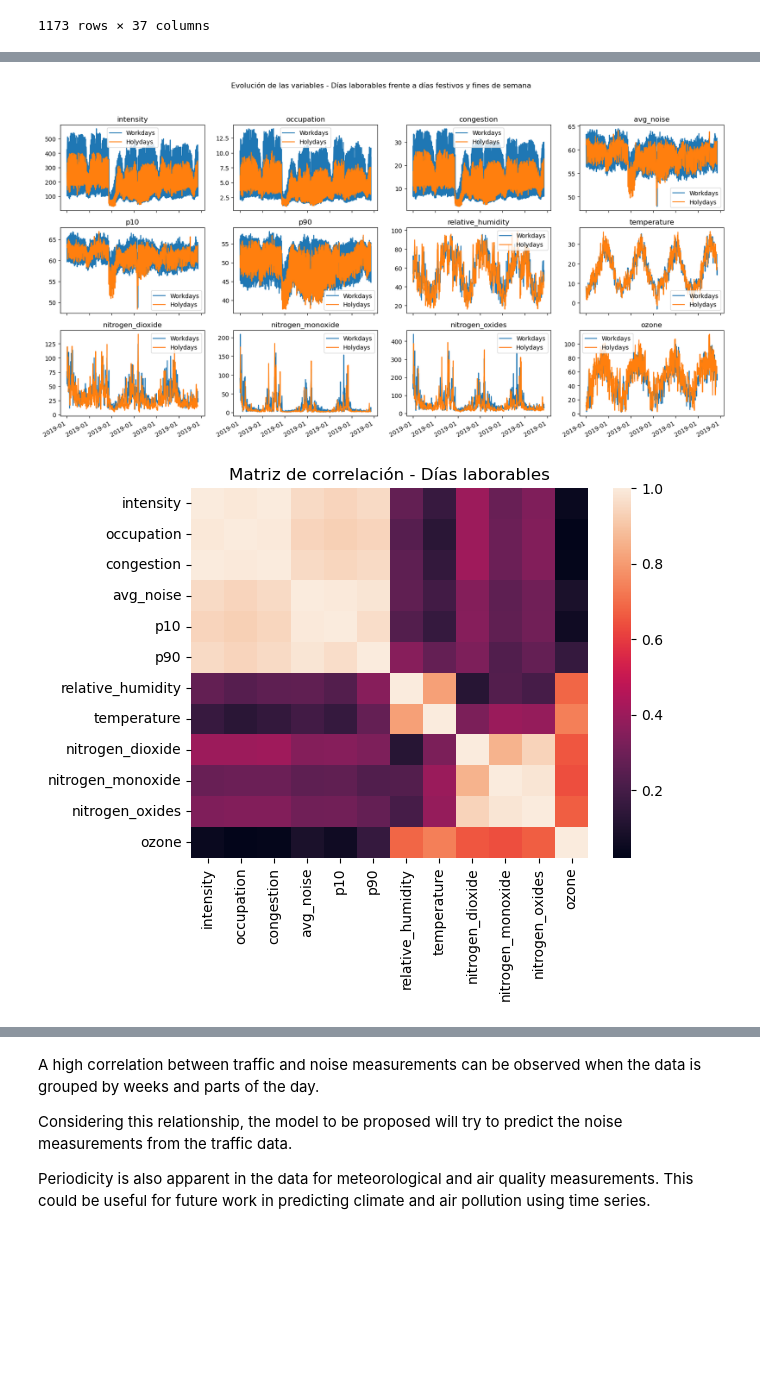
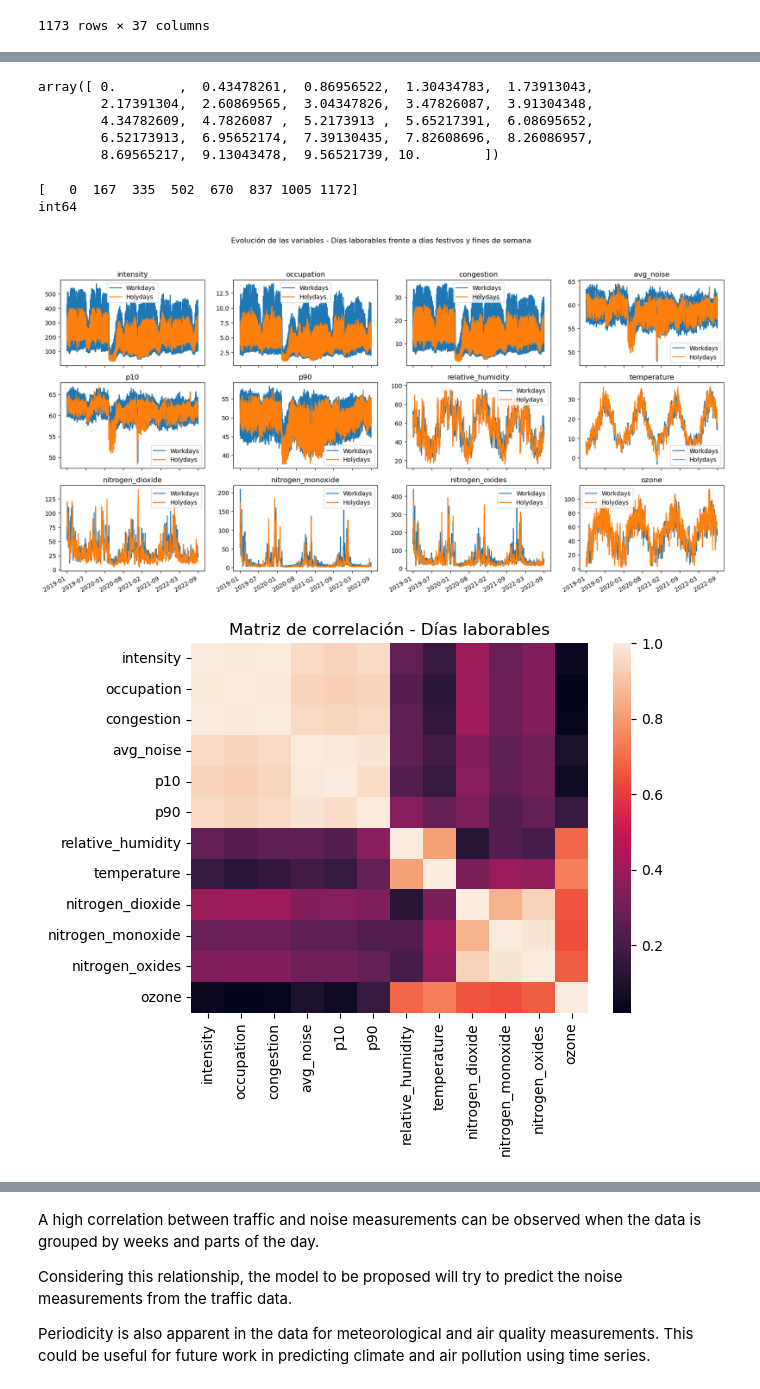
Before and after one commit to mhruiz/tfm_big-data, a Jupyter notebook: nb02_feature_extraction.ipynb, the cells around one changed output, grey strips where cells are left out. Drawn from its saved outputs; the diff is of its cells as text; code cells hidden in the pictures; blank space fills up the shorter version.

```diff
--- a/nb02_feature_extraction.ipynb
+++ b/nb02_feature_extraction.ipynb
@@ -1,12 +1,11 @@
 # %% [markdown]
 ## Load clean data
 # %%
+from lib.data import constants
 import pandas as pd
-
 import os
 
-path = './data/clean/'
-dataframes = {name.split('.')[0]: pd.read_csv(path + name) for name in os.listdir(path) if name != 'holidays.csv'}
+dataframes = {name.split('.')[0]: pd.read_csv(constants.CLEAN_DIR + name) for name in os.listdir(constants.CLEAN_DIR) if name != 'holidays.csv'}
 # %% [markdown]
 ### Join data
 # %%
@@ -147,3 +146,26 @@ df_simp_new
 | 1171 | 1168 | 2022 | 39 | 1 | 0 | 100.135416 | 2.004786 | 6.522355 | 55.054000 | 64.710000 | ... |
 | 1172 | 1169 | 2022 | 39 | 2 | 0 | 407.275744 | 9.228112 | 27.061594 | 61.749246 | 69.759296 | ... |
 1173 rows × 37 columns
+# %%
+prueba = pd.DataFrame({
+    'x': [0, 1, 2, 6, 3, 4, 5, 6, 10],
+    'y': [3, 6, 1, 8, 3, 8, 2, 2, 0],
+    'a': ['2019'] * 3 + ['2020'] * 3 + ['2021'] * 3
+})
+
+from IPython.display import display
+display(prueba)
+
+ax = prueba.plot()
+# ax.xaxis.set_ticklabels(prueba.a)
+
+# def formatter(x, pos):
+#     """The two arguments are the value and tick position."""
+#     return '${:1.1f}M'.format(x*1e-6)
+
+# # set_major_formatter internally creates a FuncFormatter from the callable.
+# ax.xaxis.set_major_formatter(formatter)
+
+plt.xticks(prueba.index,prueba["a"].values)
+
+plt.show()
@@ -150,31 +184,48 @@ df_simp_new
+# %%
+np.linspace(0, 10, 24)
+# %% [output]
+array([ 0.        ,  0.43478261,  0.86956522,  1.30434783,  1.73913043,
+        2.17391304,  2.60869565,  3.04347826,  3.47826087,  3.91304348,
+        4.34782609,  4.7826087 ,  5.2173913 ,  5.65217391,  6.08695652,
+        6.52173913,  6.95652174,  7.39130435,  7.82608696,  8.26086957,
+        8.69565217,  9.13043478,  9.56521739, 10.        ])
 # %%
+import numpy as np
+
 df_simp_new['year_month'] = df_simp_new['year'].astype(str) + '-' + df_simp_new['month'].astype(str).str.zfill(2)
+
+ind = np.round(np.linspace(0, df_simp_new.shape[0]-1, 8)).astype(int)
+years_weeks = df_simp_new['year_month'].values[ind]
+
 
 _, axs = plt.subplots(3,4,figsize=(20,10))
 plt.suptitle('Evolución de las variables - Días laborables frente a días festivos y fines de semana')
 for i, c in enumerate(cols):
     plt.subplot(3,4,i+1)
 
     ax = df_simp_new[df_simp_new['is_holiday'] == 0][c].plot(label='Workdays')
     ax = df_simp_new[df_simp_new['is_holiday'] == 1][c].plot(label='Holydays', ax=ax)
 
-    ax.set_xticklabels(df_simp_new['year_month'])
+    # # https://stackoverflow.com/questions/48633654/python-change-x-axis-using-data-frame-column
+    plt.xticks(df_simp_new.index[ind], years_weeks)
 
     plt.gcf().autofmt_xdate()
 
     plt.legend(loc='best')
     plt.title(c)
 plt.show()
 
 sns.heatmap(df_simp_new[df_simp_new['is_holiday'] == 0][cols].corr().abs())
 plt.title('Matriz de correlación - Días laborables')
 plt.show()
 
 sns.heatmap(df_simp_new[df_simp_new['is_holiday'] == 1][cols].corr().abs())
 plt.title('Matriz de correlación - Días festivos y fines de semana')
 plt.show()
 # %% [output]
+[   0  167  335  502  670  837 1005 1172]
+int64
-[figure, old version]
+[figure, new version]
 [figure]
 [figure]
 # %% [markdown]
```
Also changed, not shown: parts of 3 cells of this notebook.
